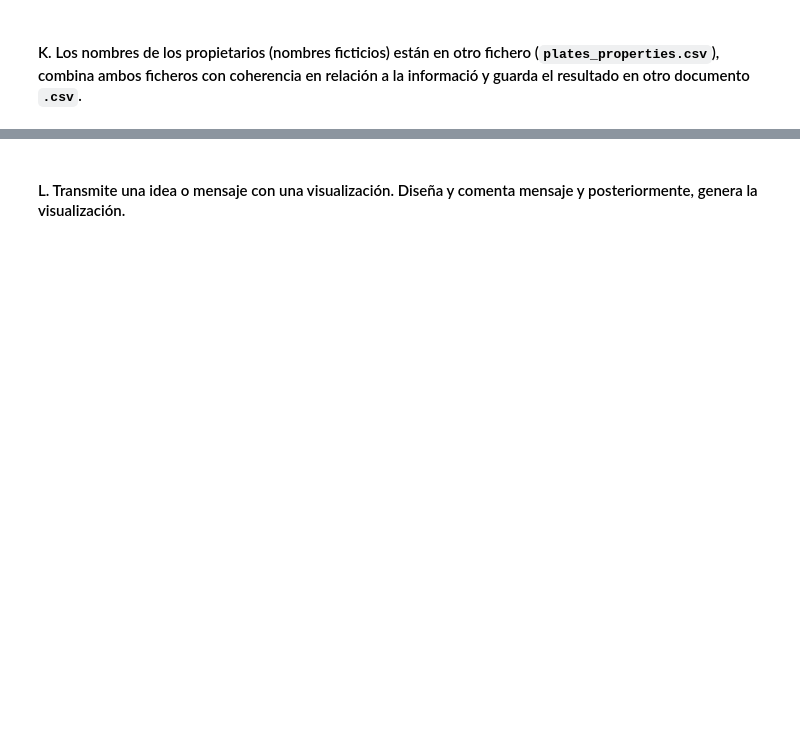
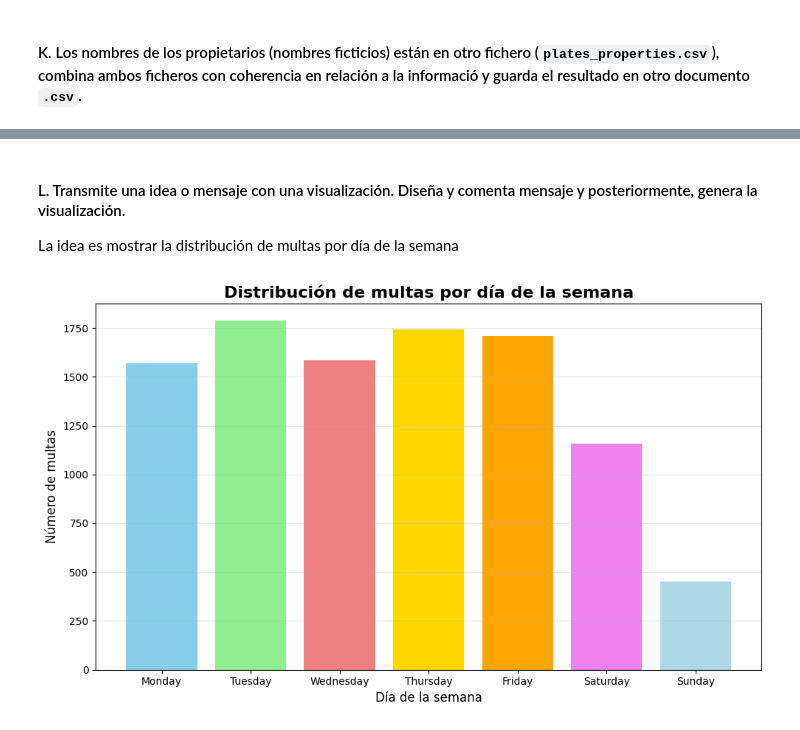
Before and after one commit to albertmoyanadal/ttad_pandas_project, a Jupyter notebook: ttad_taller_albert_moya.ipynb, the cells around one changed output, grey strips where cells are left out. Drawn from its saved outputs; the diff is of its cells as text; code cells hidden in the pictures; blank space fills up the shorter version.

```diff
--- a/ttad_taller_albert_moya.ipynb
+++ b/ttad_taller_albert_moya.ipynb
@@ -77,2 +159,25 @@ print(df['Vehicle Color'].nunique()) # .nunique() compta els valors únics en un
 # %% [markdown]
 ####  L. Transmite una idea o mensaje con una visualización. Diseña y comenta mensaje y posteriormente, genera la visualización.
+
+La idea es mostrar la distribución de multas por día de la semana
+# %%
+df['Issue Date'] = pd.to_datetime(df['Issue Date'])
+df['Week Day'] = df['Issue Date'].dt.dayofweek
+
+week_day = ['Monday', 'Tuesday', 'Wednesday', 'Thursday', 'Friday', 'Saturday', 'Sunday']
+
+fine_per_day = df['Week Day'].value_counts().sort_index()
+
+# CGràfic
+plt.figure(figsize=(10, 6))
+bars = plt.bar(week_day, fine_per_day, color=['skyblue', 'lightgreen', 'lightcoral', 'gold', 'orange', 'violet', 'lightblue'])
+
+plt.title('Distribución de multas por día de la semana', fontsize=16, fontweight='bold')
+plt.xlabel('Día de la semana', fontsize=12)
+plt.ylabel('Número de multas', fontsize=12)
+plt.grid(axis='y', alpha=0.3)
+
+plt.tight_layout()
+plt.show()
+# %% [output]
+[figure, added]
```
Also changed, not shown: parts of 10 cells of this notebook, 1 other file.
